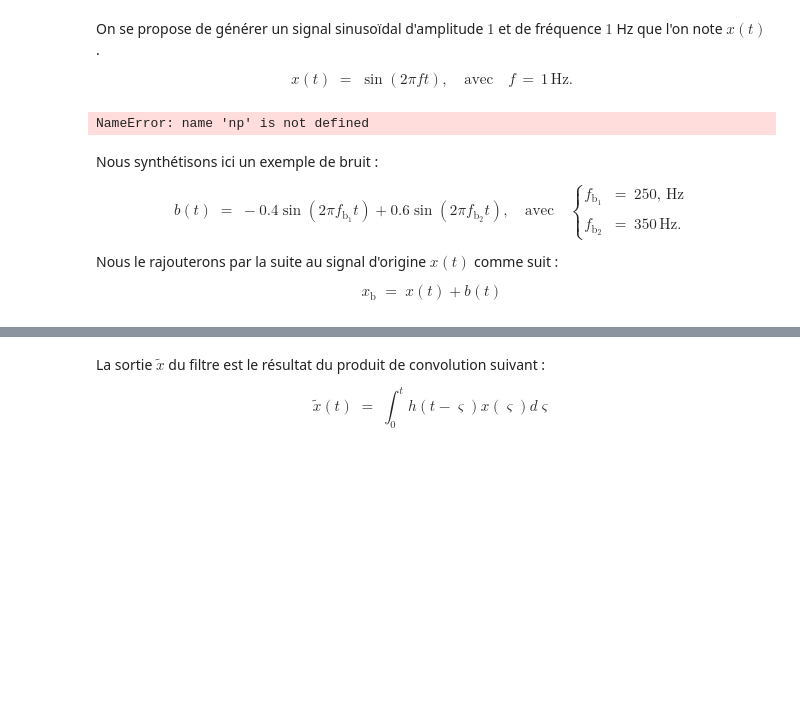
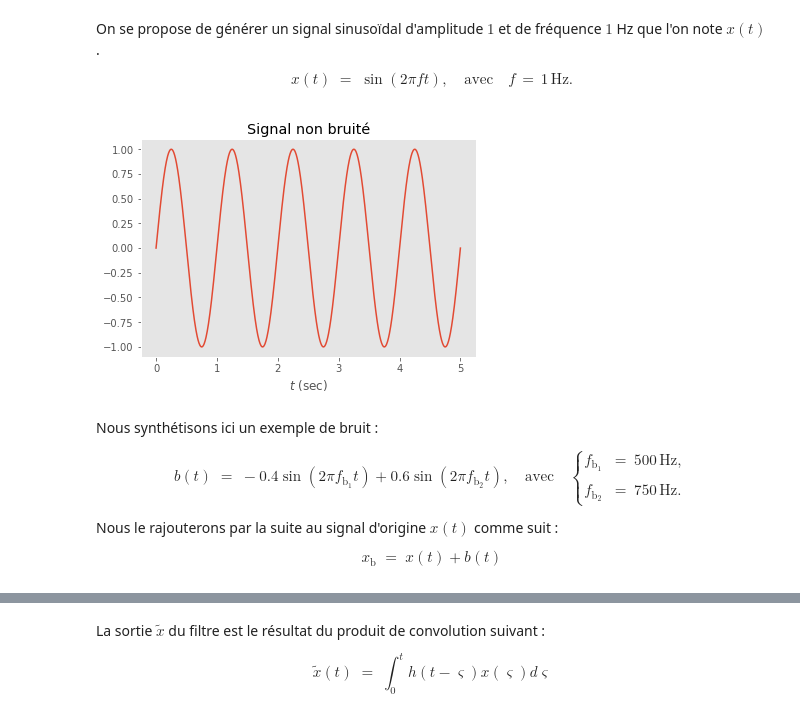
Before and after one commit to a-mhamdi/cosnip, a Jupyter notebook: Python/sig-proc/conv-1d.ipynb, the cells around one changed output, grey strips where cells are left out. Drawn from its saved outputs; the diff is of its cells as text; code cells hidden in the pictures; blank space fills up the shorter version.

```diff
--- a/Python/sig-proc/conv-1d.ipynb
+++ b/Python/sig-proc/conv-1d.ipynb
@@ -22,18 +14,21 @@ On se propose de générer un signal sinusoïdal d'amplitude $1$ et de fréquenc
 $$
 x(t) \;=\; \displaystyle\sin\left(2\pi f t\right),\quad\text{avec}\quad f \,=\, 1\,\text{Hz}.
 $$
+# %%
+%matplotlib inline
+import numpy as np
+import matplotlib.pyplot as plt
+plt.style.use('ggplot')
 # %%
-t = np.linspace(0, 10.0, 1000)
+t = np.linspace(0, 5.0, 1000)
 x = np.sin(2 * np.pi * t)
 plt.plot(t, x)
 plt.title("Signal non bruité")
-plt.grid(True)
 plt.xlabel("$t$ (sec)")
-plt.xlim(0, 5)
-mikz.save("fct-sin.tex")
+plt.grid()
 plt.show()
 # %% [output]
-NameError: name 'np' is not defined
+[figure, added]
 # %% [markdown]
 Nous synthétisons ici un exemple de bruit :
 
@@ -41,7 +36,7 @@ $$
 b(t) \;=\;
 -0.4 \displaystyle\sin\left(2\pi f_{\text{b}_1} t\right)
 +0.6 \displaystyle\sin\left(2\pi f_{\text{b}_2} t\right),
-\quad\text{avec}\quad \left\{\begin{array}{lcl}f_{\text{b}_1}&=& 250,\,\text{Hz}\\&&\\ f_{\text{b}_2}&=& 350\,\text{Hz}.\end{array}\right.
+\quad\text{avec}\quad \left\{\begin{array}{lcl}f_{\text{b}_1}&=& 500\,\text{Hz},\\&&\\ f_{\text{b}_2}&=& 750\,\text{Hz}.\end{array}\right.
 $$
 
 Nous le rajouterons par la suite au signal d'origine $x(t)$ comme suit :
```
Also changed, not shown: parts of 5 cells of this notebook, 3 other files.
